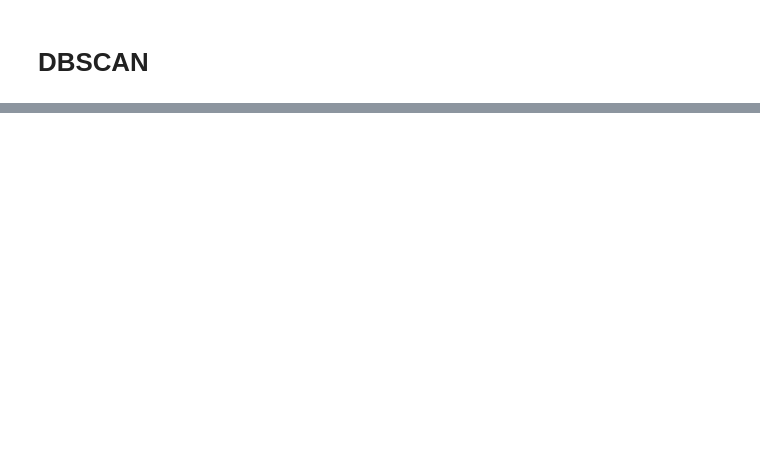
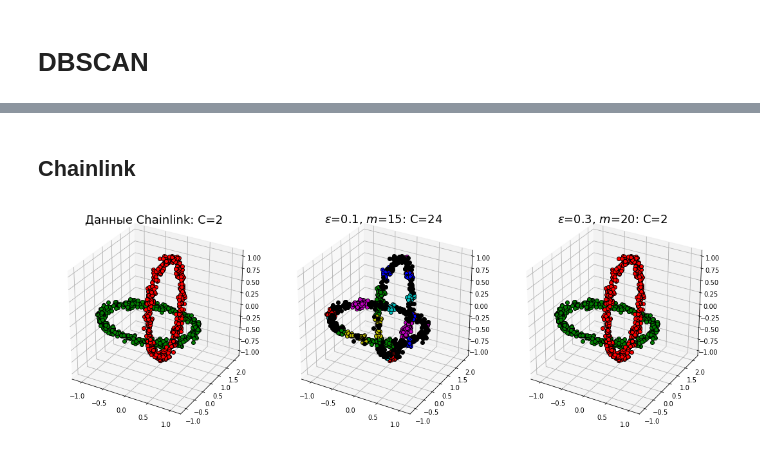
Before and after one commit to vaddya/intelligent-systems, a Jupyter notebook: lab8/lab8.ipynb, the cells around one changed output, grey strips where cells are left out. Saved outputs shown, nothing was run; the diff lists cells and outputs as text; code cells hidden in the pictures; blank space fills up the shorter version.

```diff
--- a/lab8/lab8.ipynb
+++ b/lab8/lab8.ipynb
@@ -120,0 +133,7 @@ plot3D(lrn1, labels)
+# %% [markdown]
+## Chainlink
+# %%
+chainlink = open_dataset('Chainlink')
+analyze_dataset(chainlink, params=[(0.1, 15), (0.3, 20)])
+# %% [output]
+[figure, added]
```
Also changed, not shown: parts of 29 cells of this notebook, 14 other files.
